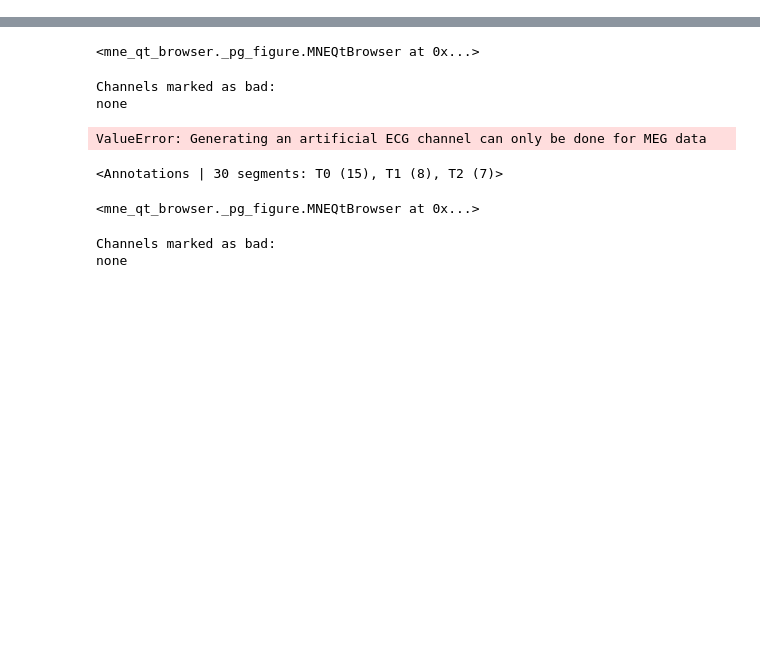
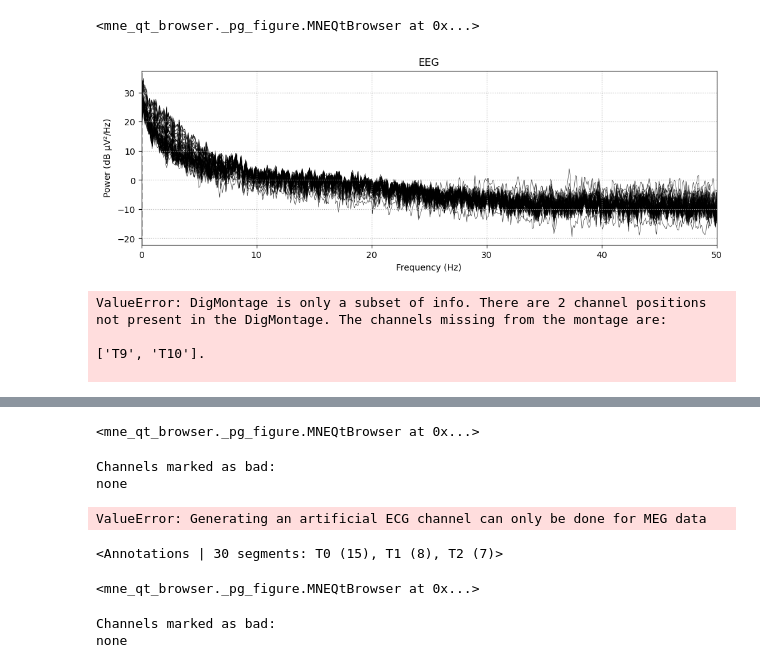
Before and after one commit to ErKnot/eeg-TFA-DEVIA, a Jupyter notebook: eeg_analysis.ipynb, the cells around one changed output, grey strips where cells are left out. Drawn from its saved outputs; the diff is of its cells as text; code cells hidden in the pictures; blank space fills up the shorter version.

```diff
--- a/eeg_analysis.ipynb
+++ b/eeg_analysis.ipynb
@@ -132,0 +48,4 @@ Designing a one-pass, zero-phase, non-causal bandpass filter:
+# %%
+dic_runs['raw3'].compute_psd(fmax=50).plot(picks="data", amplitude=False)
+dic_runs['raw3'].plot(duration=5, n_channels=64)
+# %% [output]
@@ -132,0 +53,10 @@ Designing a one-pass, zero-phase, non-causal bandpass filter:
+<mne_qt_browser._pg_figure.MNEQtBrowser at 0x...>
+[figure, added]
+# %%
+montage = 'easycap-M1'
+dic_runs['raw1'].set_montage(montage)
+# %% [output]
+ValueError: DigMontage is only a subset of info. There are 2 channel positions not present in the DigMontage. The channels missing from the montage are:
+
+['T9', 'T10'].
+
```
Also changed, not shown: parts of 48 cells of this notebook.
